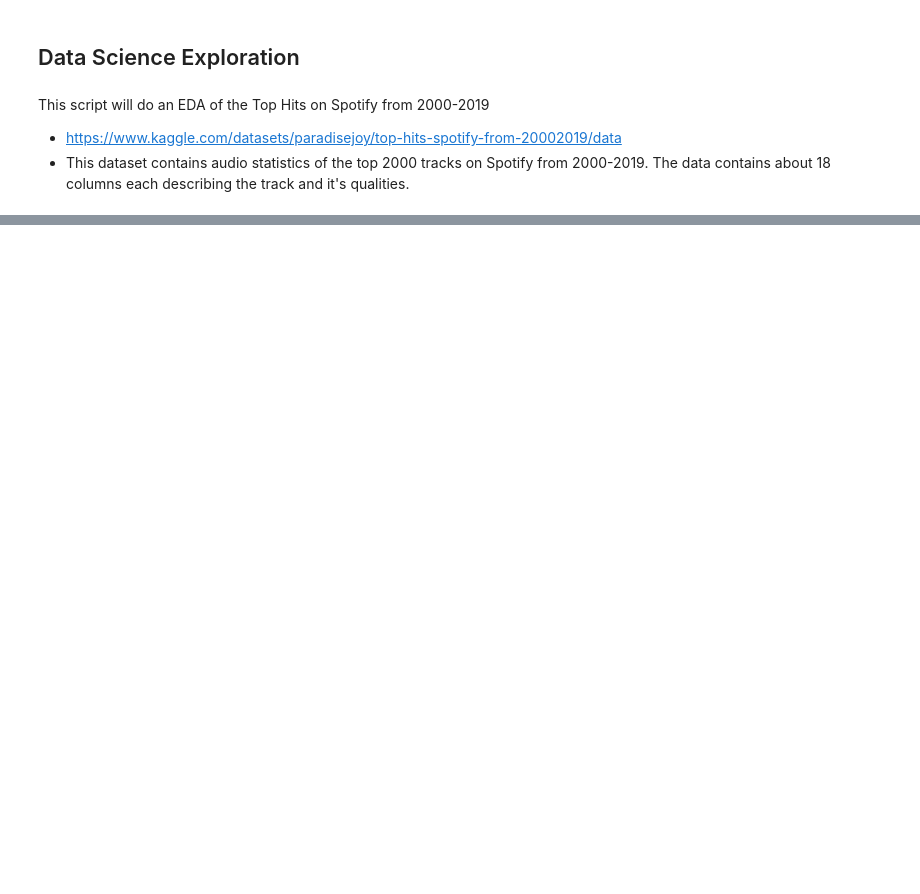
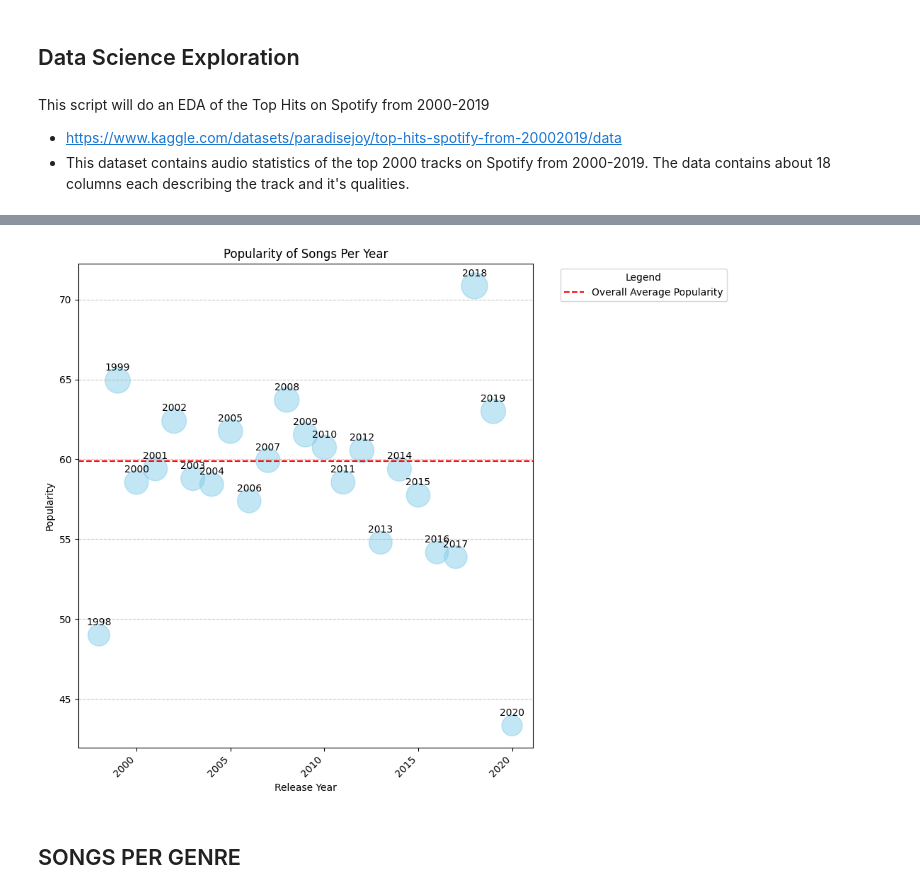
Before and after one commit to harribailye/DataScienceExplore, a Jupyter notebook: spotifyEDA.ipynb, the cells around one changed output, grey strips where cells are left out. Cells and saved outputs as stored; diff of their text form; code cells hidden in the pictures; blank space fills up the shorter version.

```diff
--- a/spotifyEDA.ipynb
+++ b/spotifyEDA.ipynb
@@ -148,0 +72,26 @@ Predicted Genre: ['hip hop, pop']
+# %%
+# Average popularity of songs per year
+
+# Calculate the average popularity of all songs across the years
+year_avg_popularity = spotifyData.groupby('year')['popularity'].mean()
+
+# Calculate the average popularity of all songs
+overall_avg_popularity = spotifyData['popularity'].mean()
+
+# Plot the average popularity for each artist using a scatter plot with bubble sizes
+plt.figure(figsize=(10, 8))
+plt.scatter(year_avg_popularity.index, year_avg_popularity.values, s=year_avg_popularity.values*10, color='skyblue', alpha=0.5)
+[plt.annotate(f'{year}', (year, popularity), textcoords="offset points", xytext=(0,10), ha='center') for year, popularity in zip(year_avg_popularity.index, year_avg_popularity.values)]
+plt.title('Popularity of Songs Per Year')
+plt.xlabel('Release Year')
+plt.ylabel('Popularity')
+plt.xticks(rotation=45, ha='right')
+plt.axhline(y=overall_avg_popularity, color='red', linestyle='--', label='Overall Average Popularity')
+plt.legend(title='Legend', bbox_to_anchor=(1.05, 1), loc='upper left')
+plt.grid(axis='y', linestyle='--', alpha=0.7)
+plt.tight_layout()
+plt.show()
+# %% [output]
+[figure, added]
+# %% [markdown]
+## SONGS PER GENRE
```
Also changed, not shown: parts of 49 cells of this notebook, 1 other file.
